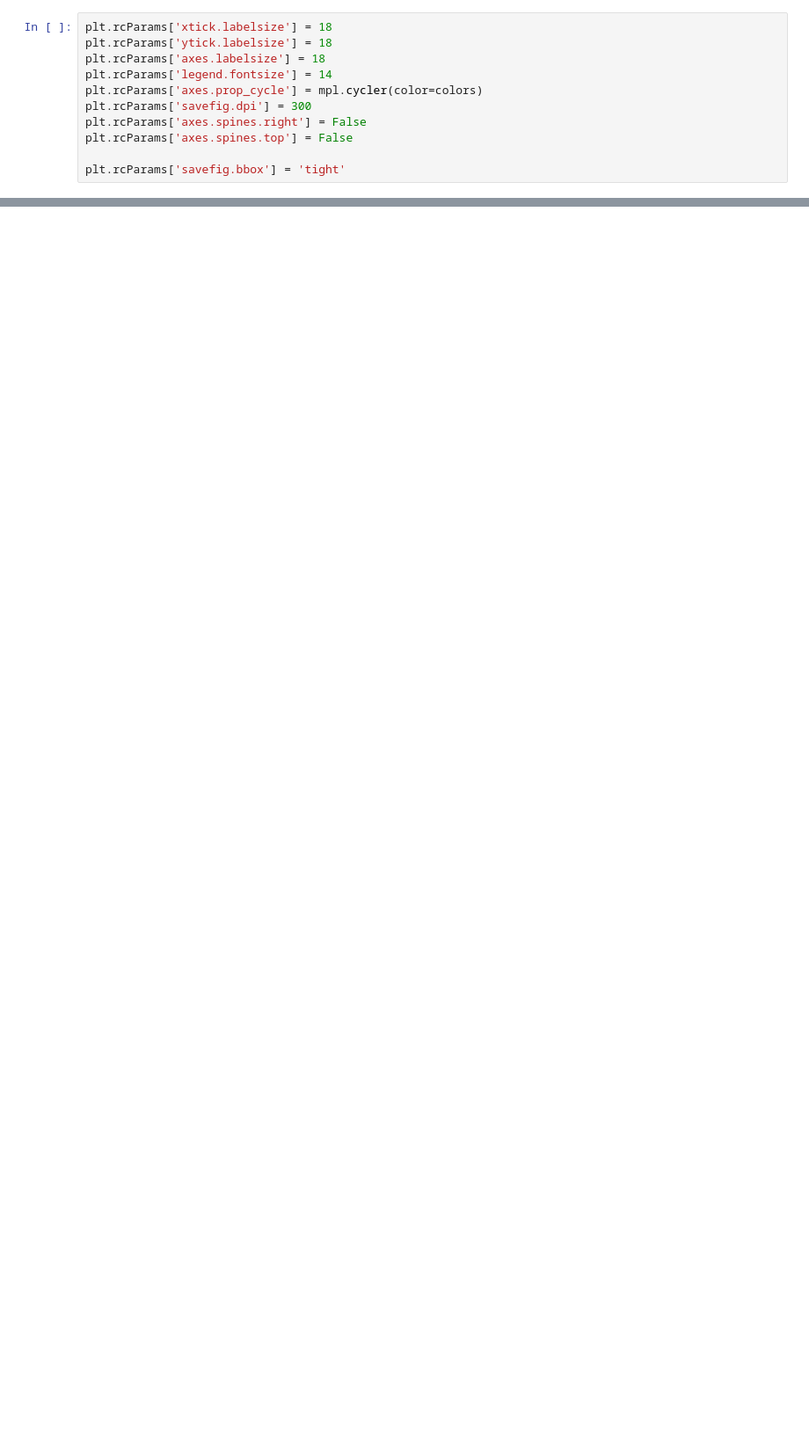
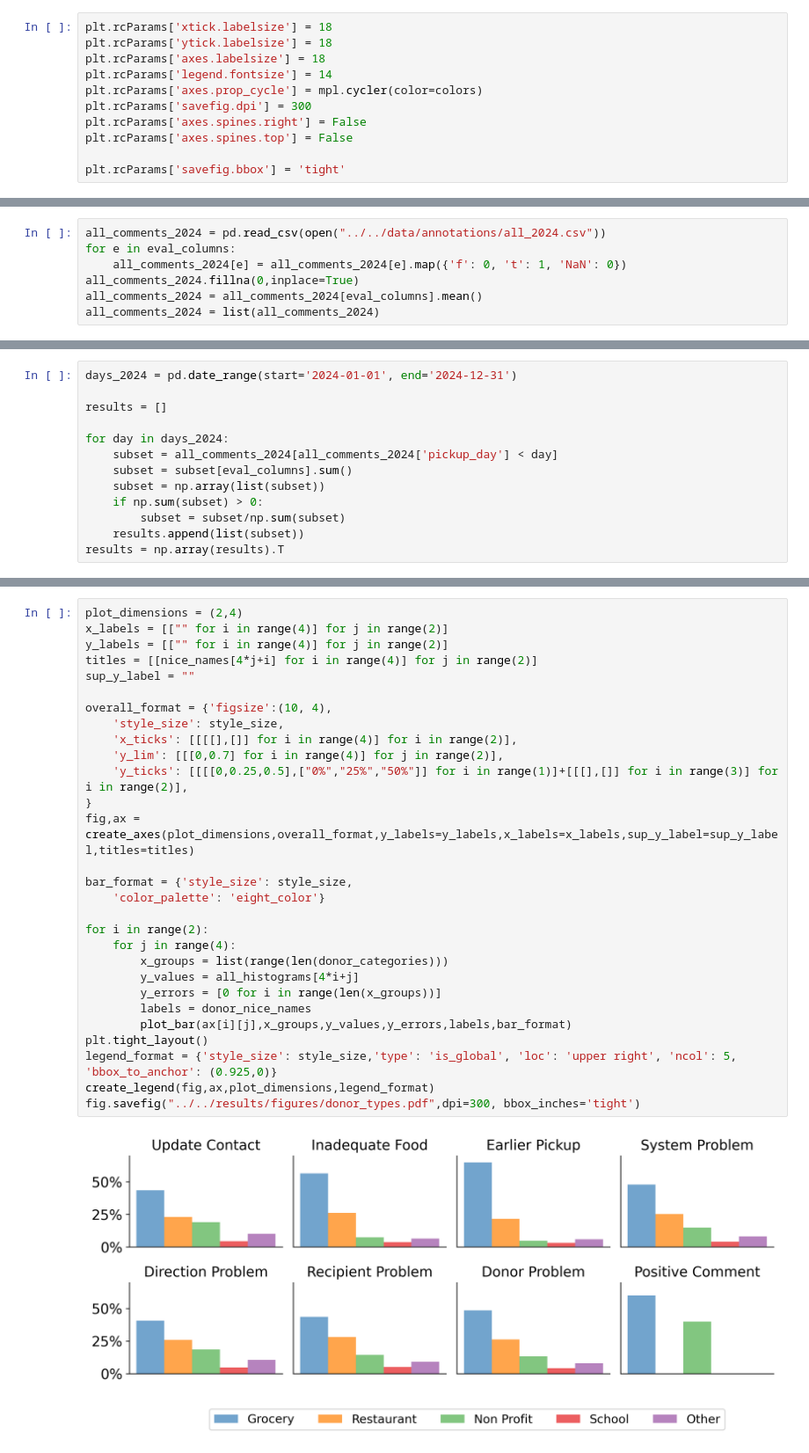
Before and after one commit to naveenr414/food_rescue_feedback, a Jupyter notebook: scripts/notebooks/Plotting.ipynb, the cells around one changed output, grey strips where cells are left out. Shown at 88% size. Drawn from its saved outputs; the diff is of its cells as text; blank space fills up the shorter version.

```diff
--- a/scripts/notebooks/Plotting.ipynb
+++ b/scripts/notebooks/Plotting.ipynb
@@ -374,0 +253,7 @@ truthfulness 1.0
+# %%
+all_comments_2024 = pd.read_csv(open("../../data/annotations/all_2024.csv"))
+for e in eval_columns:
+    all_comments_2024[e] = all_comments_2024[e].map({'f': 0, 't': 1, 'NaN': 0})
+all_comments_2024.fillna(0,inplace=True)
+all_comments_2024 = all_comments_2024[eval_columns].mean()
+all_comments_2024 = list(all_comments_2024)
@@ -374,0 +343,13 @@ truthfulness 1.0
+# %%
+days_2024 = pd.date_range(start='2024-01-01', end='2024-12-31')
+
+results = []
+
+for day in days_2024:
+    subset = all_comments_2024[all_comments_2024['pickup_day'] < day]
+    subset = subset[eval_columns].sum()
+    subset = np.array(list(subset))
+    if np.sum(subset) > 0:
+        subset = subset/np.sum(subset)
+    results.append(list(subset))
+results = np.array(results).T
@@ -374,0 +415,31 @@ truthfulness 1.0
+# %%
+plot_dimensions = (2,4)
+x_labels = [["" for i in range(4)] for j in range(2)]
+y_labels = [["" for i in range(4)] for j in range(2)]
+titles = [[nice_names[4*j+i] for i in range(4)] for j in range(2)]
+sup_y_label = ""
+
+overall_format = {'figsize':(10, 4),
+    'style_size': style_size,
+    'x_ticks': [[[[],[]] for i in range(4)] for i in range(2)],
+    'y_lim': [[[0,0.7] for i in range(4)] for j in range(2)],
+    'y_ticks': [[[[0,0.25,0.5],["0%","25%","50%"]] for i in range(1)]+[[[],[]] for i in range(3)] for i in range(2)],
+}
+fig,ax = create_axes(plot_dimensions,overall_format,y_labels=y_labels,x_labels=x_labels,sup_y_label=sup_y_label,titles=titles)
+
+bar_format = {'style_size': style_size,
+    'color_palette': 'eight_color'}
+
+for i in range(2):
+    for j in range(4):
+        x_groups = list(range(len(donor_categories)))
+        y_values = all_histograms[4*i+j]
+        y_errors = [0 for i in range(len(x_groups))]
+        labels = donor_nice_names
+        plot_bar(ax[i][j],x_groups,y_values,y_errors,labels,bar_format)
+plt.tight_layout()
+legend_format = {'style_size': style_size,'type': 'is_global', 'loc': 'upper right', 'ncol': 5, 'bbox_to_anchor': (0.925,0)}
+create_legend(fig,ax,plot_dimensions,legend_format)
+fig.savefig("../../results/figures/donor_types.pdf",dpi=300, bbox_inches='tight')
+# %% [output]
+[figure, added]
```
Also changed, not shown: parts of 57 cells of this notebook, 17 other files.
